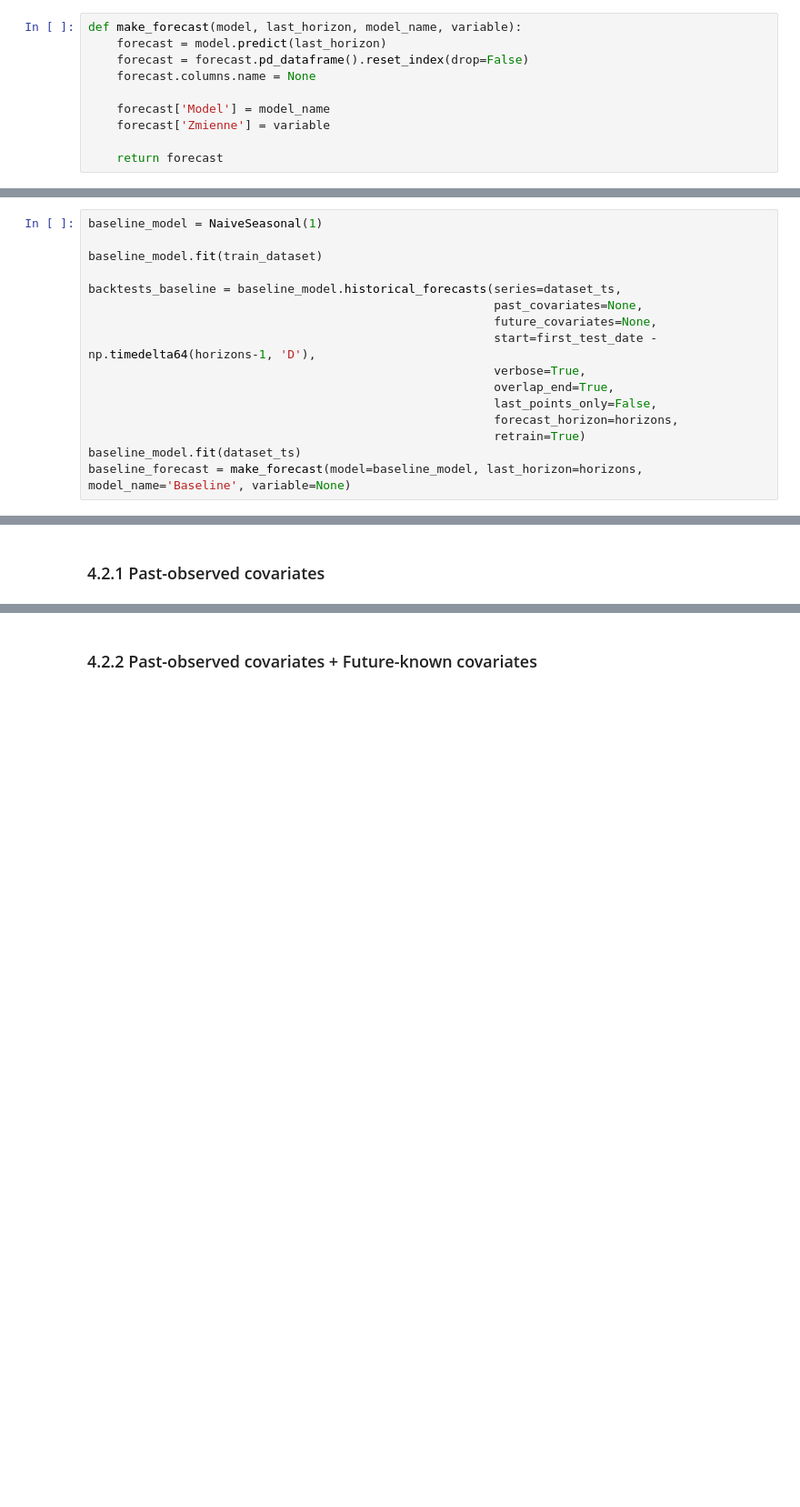
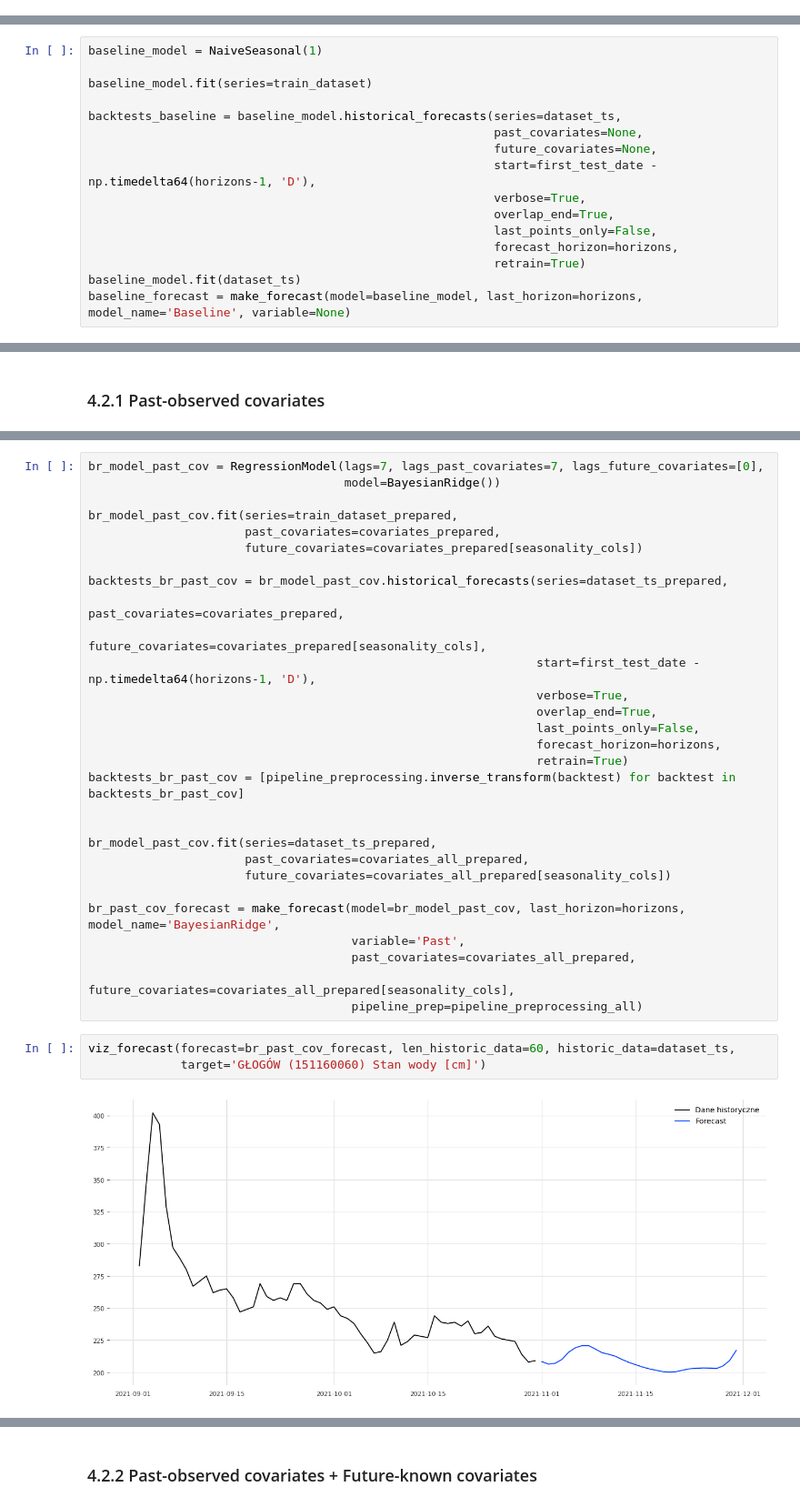
Before and after one commit to it4datascience/CuValley-Batmaja, a Jupyter notebook: src/modelling.ipynb, the cells around one changed output, grey strips where cells are left out. Shown at 91% size. Drawn from its saved outputs; the diff is of its cells as text; blank space fills up the shorter version.

```diff
--- a/src/modelling.ipynb
+++ b/src/modelling.ipynb
@@ -200,10 +169,0 @@ def create_df_forecast_metrics(target_cols, model_name, variable, last_horizon,
-# %%
-def make_forecast(model, last_horizon, model_name, variable):
-    forecast = model.predict(last_horizon)
-    forecast = forecast.pd_dataframe().reset_index(drop=False)
-    forecast.columns.name = None
-
-    forecast['Model'] = model_name
-    forecast['Zmienne'] = variable
-
-    return forecast
@@ -234,7 +240,7 @@ def viz_backtest(metrics, test_set, historic_forecast, horizon_to_viz, target_to
 # %%
 baseline_model = NaiveSeasonal(1)
 
-baseline_model.fit(train_dataset)
+baseline_model.fit(series=train_dataset)
 
 backtests_baseline = baseline_model.historical_forecasts(series=dataset_ts,
                                                          past_covariates=None,
@@ -292,0 +283,34 @@ baseline_model.fit(train_dataset)
+# %%
+br_model_past_cov = RegressionModel(lags=7, lags_past_covariates=7, lags_future_covariates=[0],
+                                    model=BayesianRidge())
+
+br_model_past_cov.fit(series=train_dataset_prepared,
+                      past_covariates=covariates_prepared,
+                      future_covariates=covariates_prepared[seasonality_cols])
+
+backtests_br_past_cov = br_model_past_cov.historical_forecasts(series=dataset_ts_prepared,
+                                                               past_covariates=covariates_prepared,
+                                                               future_covariates=covariates_prepared[seasonality_cols],
+                                                               start=first_test_date - np.timedelta64(horizons-1, 'D'),
+                                                               verbose=True,
+                                                               overlap_end=True,
+                                                               last_points_only=False,
+                                                               forecast_horizon=horizons,
+                                                               retrain=True)
+backtests_br_past_cov = [pipeline_preprocessing.inverse_transform(backtest) for backtest in backtests_br_past_cov]
+
+
+br_model_past_cov.fit(series=dataset_ts_prepared,
+                      past_covariates=covariates_all_prepared,
+                      future_covariates=covariates_all_prepared[seasonality_cols])
+
+br_past_cov_forecast = make_forecast(model=br_model_past_cov, last_horizon=horizons, model_name='BayesianRidge',
+                                     variable='Past',
+                                     past_covariates=covariates_all_prepared,
+                                     future_covariates=covariates_all_prepared[seasonality_cols],
+                                     pipeline_prep=pipeline_preprocessing_all)
+# %%
+viz_forecast(forecast=br_past_cov_forecast, len_historic_data=60, historic_data=dataset_ts,
+             target='GŁOGÓW (151160060) Stan wody [cm]')
+# %% [output]
+[figure, added]
```
Also changed, not shown: parts of 33 cells of this notebook.
